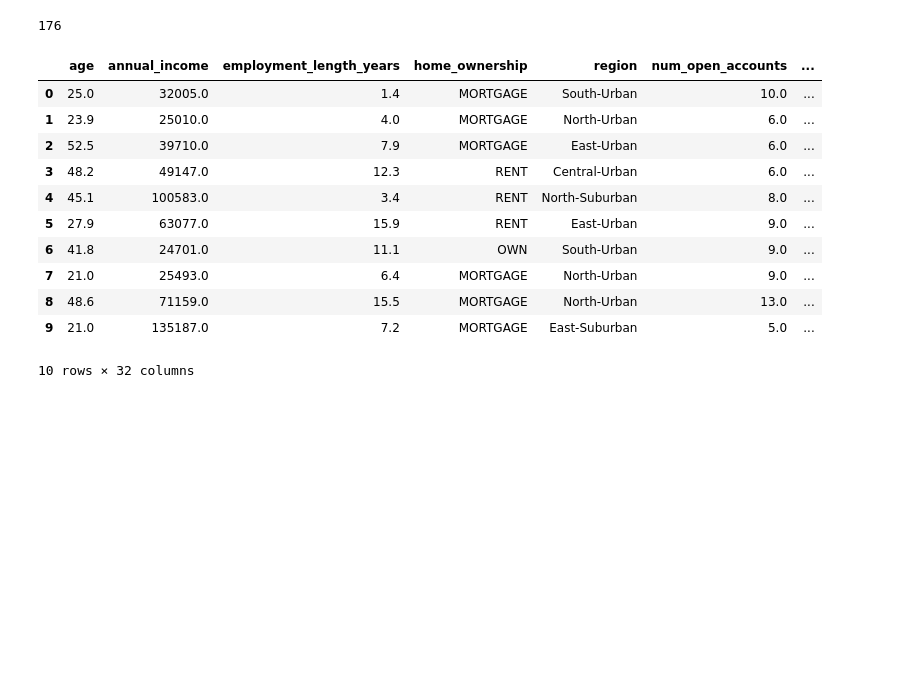
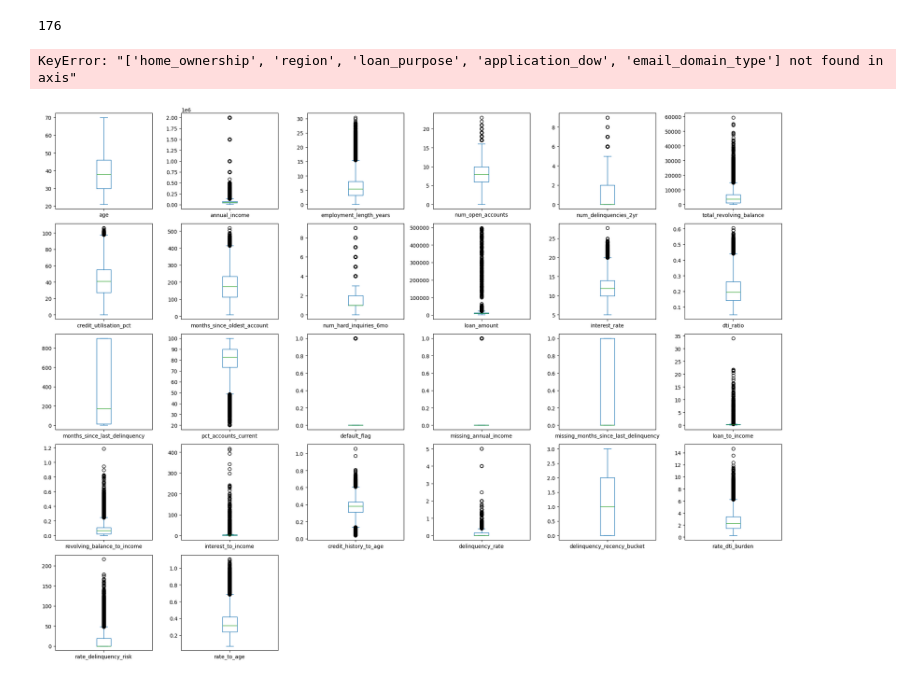
Before and after one commit to mphomutchinya/Robust-interactive-credit-model, a Jupyter notebook: notebooks/feature_engineering.ipynb, the cells around one changed output. Drawn from its saved outputs; the diff is of its cells as text; code cells hidden in the pictures; blank space fills up the shorter version.

Commit message:
Feature selection

```diff
--- a/notebooks/feature_engineering.ipynb
+++ b/notebooks/feature_engineering.ipynb
@@ -87,15 +134,12 @@ df_train['rate_to_age'] = df_train['interest_rate'] / df_train['age']
 # %%
-df_train.head(10)
+df_train = df_train.drop(columns= ['home_ownership', 'region','loan_purpose','application_dow','email_domain_type'])
+df_test = df_test.drop(columns= ['home_ownership', 'region','loan_purpose','application_dow','email_domain_type'])
 # %% [output]
-|  | age | annual_income | employment_length_years | home_ownership | region | num_open_accounts | ... |
-| 0 | 25.0 | 32005.0 | 1.4 | MORTGAGE | South-Urban | 10.0 | ... |
-| 1 | 23.9 | 25010.0 | 4.0 | MORTGAGE | North-Urban | 6.0 | ... |
-| 2 | 52.5 | 39710.0 | 7.9 | MORTGAGE | East-Urban | 6.0 | ... |
-| 3 | 48.2 | 49147.0 | 12.3 | RENT | Central-Urban | 6.0 | ... |
-| 4 | 45.1 | 100583.0 | 3.4 | RENT | North-Suburban | 8.0 | ... |
-| 5 | 27.9 | 63077.0 | 15.9 | RENT | East-Urban | 9.0 | ... |
-| 6 | 41.8 | 24701.0 | 11.1 | OWN | South-Urban | 9.0 | ... |
-| 7 | 21.0 | 25493.0 | 6.4 | MORTGAGE | North-Urban | 9.0 | ... |
-| 8 | 48.6 | 71159.0 | 15.5 | MORTGAGE | North-Urban | 13.0 | ... |
-| 9 | 21.0 | 135187.0 | 7.2 | MORTGAGE | East-Suburban | 5.0 | ... |
-10 rows × 32 columns
+KeyError: "['home_ownership', 'region', 'loan_purpose', 'application_dow', 'email_domain_type'] not found in axis"
+# %%
+df_train.select_dtypes(include='number').plot(
+    kind='box', subplots=True, figsize=(20, 15), layout=(5, 6))
+plt.tight_layout()
+plt.show()
+# %% [output]
+[figure, added]
```
Also changed, not shown: parts of 12 cells of this notebook.
